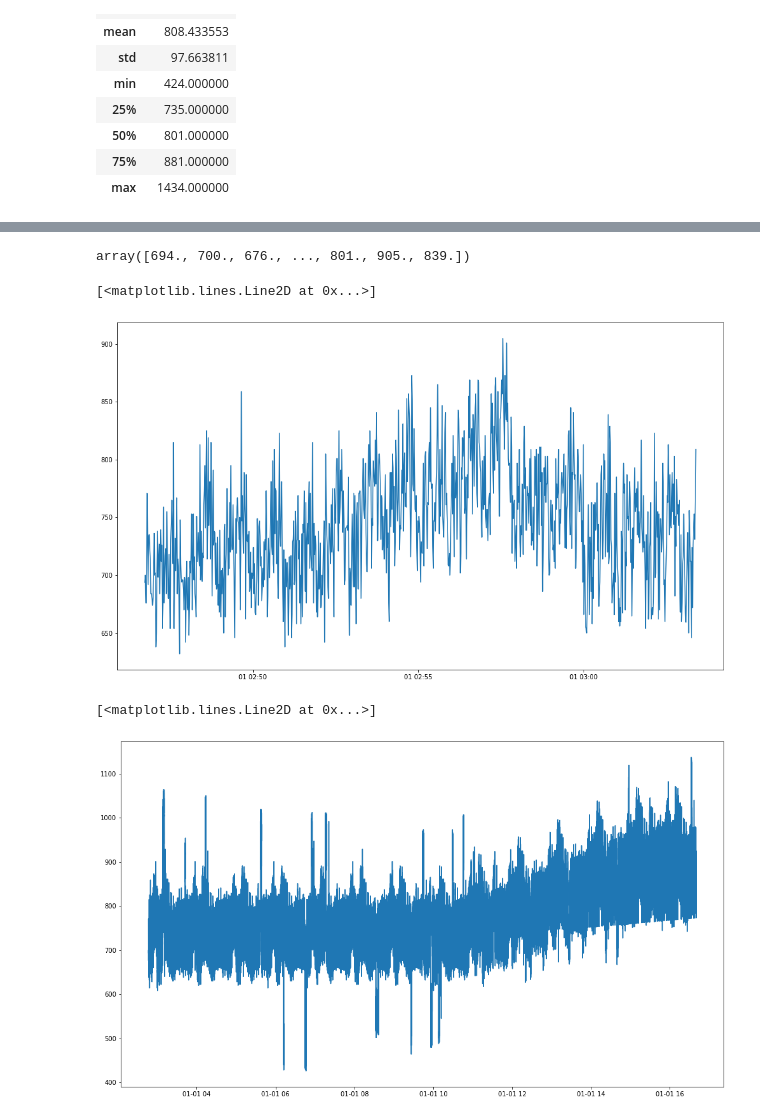
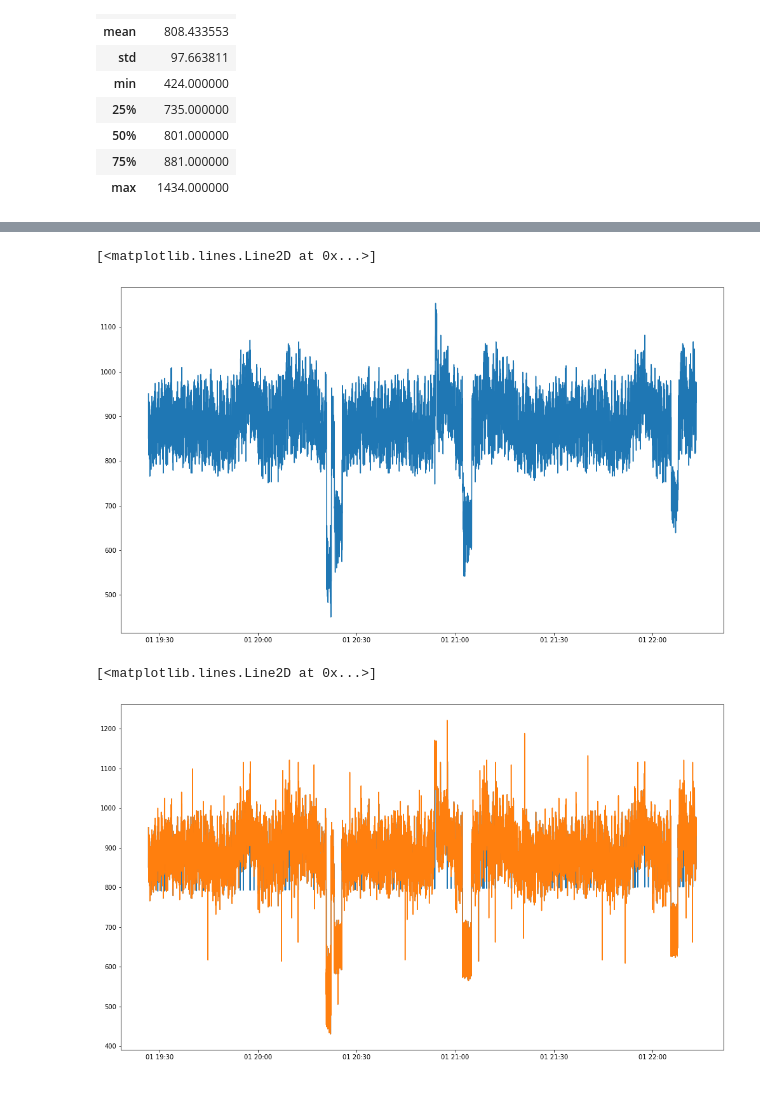
Before and after one commit to nywoo-o/Statistics, a Jupyter notebook: real_time_Mondrian_with_RRCF.ipynb, the cells around one changed output, grey strips where cells are left out. Saved outputs shown, nothing was run; the diff lists cells and outputs as text; code cells hidden in the pictures; blank space fills up the shorter version.

```diff
--- a/real_time_Mondrian_with_RRCF.ipynb
+++ b/real_time_Mondrian_with_RRCF.ipynb
@@ -184,4 +174,0 @@ yt = 0
-# %%
-
-for tree in forest :
-    print(tree.leaves.keys())
@@ -206,17 +175,28 @@ dict_keys([0, 9744, 9745, 9746, 9747, 9748, 9749, 9750, 9751, 9752, 9753, 9754,
+# %%
+
+tmp = ntw_clean[len(ntw_clean)-5:len(ntw_clean)]['target'].values
 # %%
 cleaned = np.array([])
-for i in range(0, 50000) :
+
+xt = pd.Series()
+
+xt['prev1'] = float(network[70000-7:70000-6]['target'].values)
+xt['prev2'] = float(network[70000-6:70000-5]['target'].values)
+xt['prev3'] = float(network[70000-5:70000-4]['target'].values)
+
+#prev1이 가장 과거, prev3이 가장 최신
+#20번째부터 새로 들어오는 애
+
+for i in range(0, 5000) :
     yp = yt
     if (i == 0) :
         yp = None
 
-    yt = network[10004+i:10004+i+1]['target']
-    xt['prev1'] = network[10001+i:10001+i+1]['target']
-    xt['prev2'] = network[10002+i:10002+i+1]['target']
-    xt['prev3'] = network[10003+i:10003+i+1]['target']
+    yt = network[70000+i:70000+i+1]['target'].values
+
 
     #train의 index가 9999에서 끝났으니까, 10000부터 시작
-    index = i+10000
+    index = i+70000
     #yt의 anomaly여부 판단
     for tree in forest :
         if len(tree.leaves) > tree_size :
@@ -235,18 +215,22 @@ for i in range(0, 50000) :
     if z > 3.0 or z < -3.0 :
         #if abs(z-score) is over 3.0
         #replace the value with the mean of training data
-        print(index, z, yt)
         yt = test_sum/test_num
-        print(index, z, yt)
 
 
     cleaned = np.append(cleaned, [yt])
     y_pred, y_std = partial_train(mfr, xt.values.reshape(1, -1), yt)
     #과거 3개만 저장
-    np.roll(xt, -1)
-    xt[2] = yt
 
-    test_sum += yt.values
+    tmp =np.roll(tmp, -1)
+    tmp[4] = yt
+    print(tmp)
+    print(xt)
+    xt['prev1'] = xt['prev2']
+    xt['prev2'] = xt['prev3']
+    xt['prev3'] = tmp[0]
+
+    test_sum += yt
     test_num += 1
 
 
@@ -273,5 +256,0 @@ dtype: float64
-# %%
-len(prediction)
-cleaned
-# %% [output]
-array([694., 700., 676., ..., 801., 905., 839.])
@@ -278,10 +262,11 @@ array([694., 700., 676., ..., 801., 905., 839.])
 # %%
-plt.plot(network[10004:11004].index, prediction[:1000])
+plt.plot(network[70000:80000].index, prediction[:10000])
 # %% [output]
 [<matplotlib.lines.Line2D at 0x...>]
-[figure, old version]
+[figure, new version]
 # %%
-plt.plot(network.index[10004:60004], cleaned)
+plt.plot(network.index[70000:80000], cleaned)
+plt.plot(network[70000:80000])
 # %% [output]
 [<matplotlib.lines.Line2D at 0x...>]
-[figure, old version]
+[figure, new version]
```
Also changed, not shown: parts of 18 cells of this notebook.
